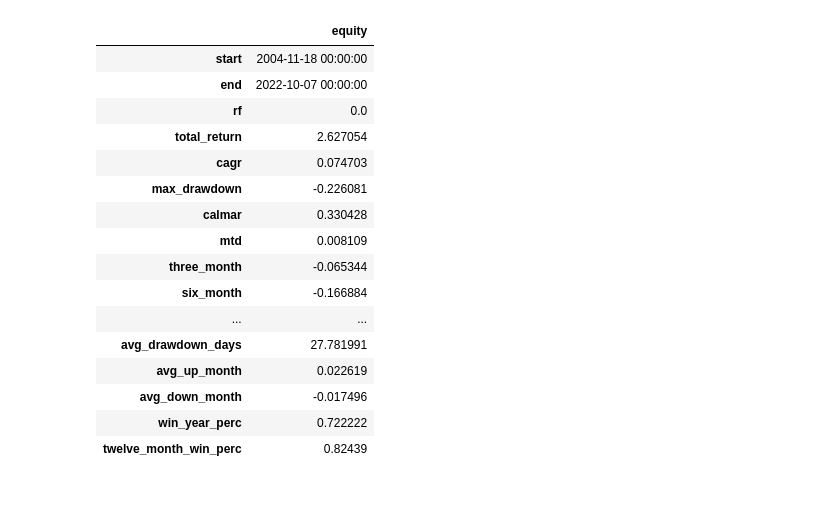
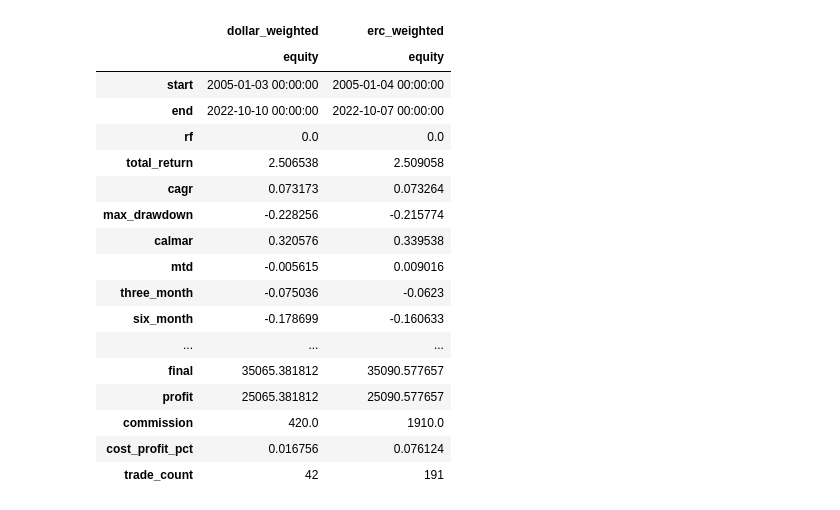
Before and after one commit to breaded-xyz/alphasim, a Jupyter notebook: vignettes/riskpremia.ipynb, the cells around one changed output. Drawn from its saved outputs; the diff is of its cells as text; code cells hidden in the pictures.

```diff
--- a/vignettes/riskpremia.ipynb
+++ b/vignettes/riskpremia.ipynb
@@ -116,21 +132,0 @@ display(trades_df.tail(5))
-# %%
-stats = calc_stats(result)
-display(stats)
-# %% [output]
-|  | equity |
-| start | 2004-11-18 00:00:00 |
-| end | 2022-10-07 00:00:00 |
-| rf | 0.0 |
-| total_return | 2.627054 |
-| cagr | 0.074703 |
-| max_drawdown | -0.226081 |
-| calmar | 0.330428 |
-| mtd | 0.008109 |
-| three_month | -0.065344 |
-| six_month | -0.166884 |
-| ... | ... |
-| avg_drawdown_days | 27.781991 |
-| avg_up_month | 0.022619 |
-| avg_down_month | -0.017496 |
-| win_year_perc | 0.722222 |
-| twelve_month_win_perc | 0.82439 |
@@ -137 +146,25 @@ display(stats)
+# %%
+# Compare performance stats
+dw_stat_df = ass.calc_stats(dw_result_df)
+erc_stat_df = ass.calc_stats(erc_result_df)
+display(pd.concat([dw_stat_df, erc_stat_df], keys=["dollar_weighted", "erc_weighted"], axis=1))
+# %% [output]
+|  | dollar_weighted | erc_weighted |
+|  | equity | equity |
+| start | 2005-01-03 00:00:00 | 2005-01-04 00:00:00 |
+| end | 2022-10-10 00:00:00 | 2022-10-07 00:00:00 |
+| rf | 0.0 | 0.0 |
+| total_return | 2.506538 | 2.509058 |
+| cagr | 0.073173 | 0.073264 |
+| max_drawdown | -0.228256 | -0.215774 |
+| calmar | 0.320576 | 0.339538 |
+| mtd | -0.005615 | 0.009016 |
+| three_month | -0.075036 | -0.0623 |
+| six_month | -0.178699 | -0.160633 |
+| ... | ... | ... |
+| final | 35065.381812 | 35090.577657 |
+| profit | 25065.381812 | 25090.577657 |
+| commission | 420.0 | 1910.0 |
+| cost_profit_pct | 0.016756 | 0.076124 |
+| trade_count | 42 | 191 |
 # %%
```
Also changed, not shown: parts of 19 cells of this notebook, 2 other files.
